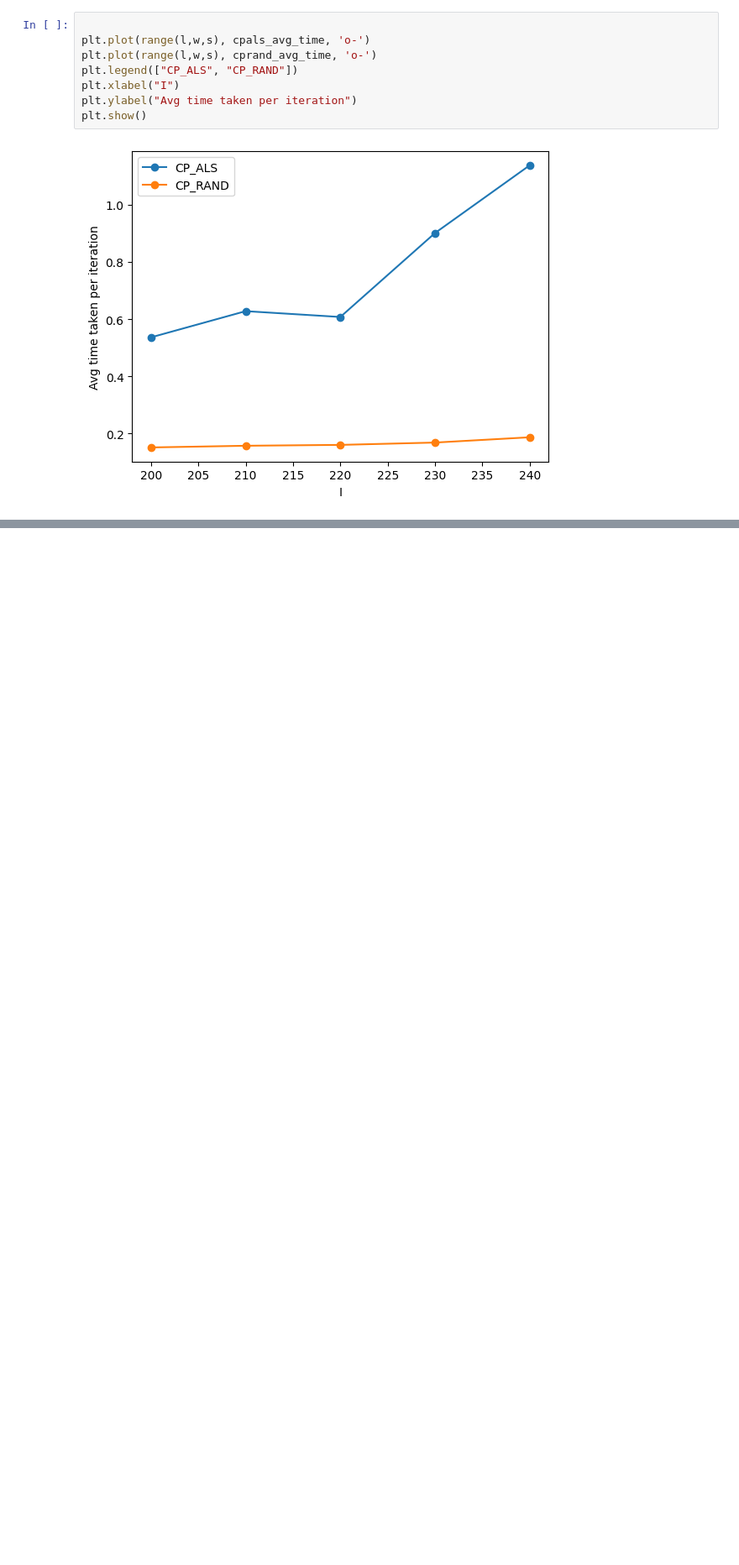
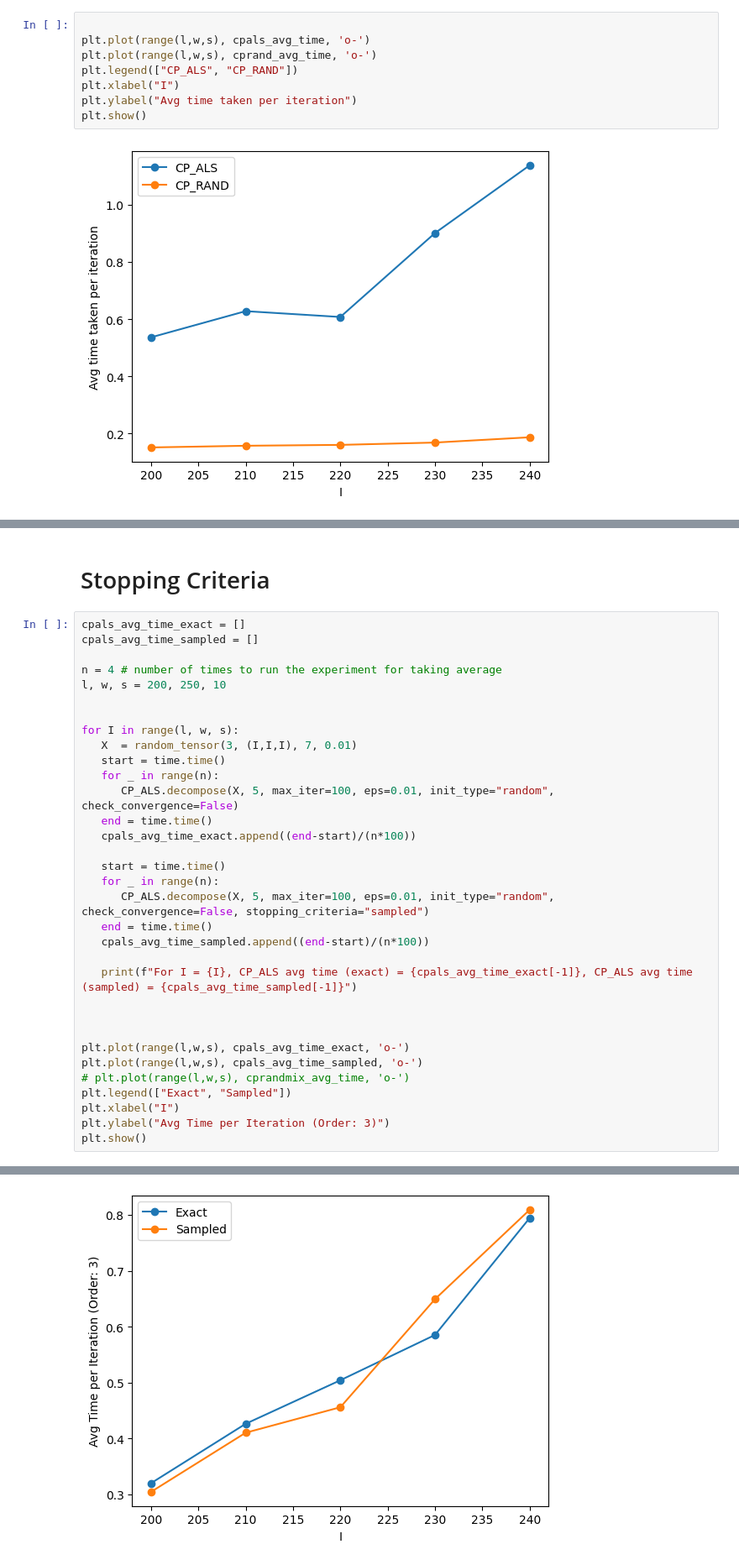
Before and after one commit to kartiksrinivas007/CS6070-Tensors, a Jupyter notebook: experiment.ipynb, the cells around one changed output, grey strips where cells are left out. Shown at 84% size. Drawn from its saved outputs; the diff is of its cells as text; blank space fills up the shorter version.

Commit message:
add stopping criteria

```diff
--- a/experiment.ipynb
+++ b/experiment.ipynb
@@ -50,0 +137,36 @@ plt.show()
+# %% [markdown]
+# Stopping Criteria
+# %%
+cpals_avg_time_exact = []
+cpals_avg_time_sampled = []
+
+n = 4 # number of times to run the experiment for taking average
+l, w, s = 200, 250, 10
+
+
+for I in range(l, w, s):
+   X  = random_tensor(3, (I,I,I), 7, 0.01)
+   start = time.time()
+   for _ in range(n):
+      CP_ALS.decompose(X, 5, max_iter=100, eps=0.01, init_type="random", check_convergence=False)
+   end = time.time()
+   cpals_avg_time_exact.append((end-start)/(n*100))
+
+   start = time.time()
+   for _ in range(n):
+      CP_ALS.decompose(X, 5, max_iter=100, eps=0.01, init_type="random", check_convergence=False, stopping_criteria="sampled")
+   end = time.time()
+   cpals_avg_time_sampled.append((end-start)/(n*100))
+
+   print(f"For I = {I}, CP_ALS avg time (exact) = {cpals_avg_time_exact[-1]}, CP_ALS avg time (sampled) = {cpals_avg_time_sampled[-1]}")
+
+
+
+plt.plot(range(l,w,s), cpals_avg_time_exact, 'o-')
+plt.plot(range(l,w,s), cpals_avg_time_sampled, 'o-')
+# plt.plot(range(l,w,s), cprandmix_avg_time, 'o-')
+plt.legend(["Exact", "Sampled"])
+plt.xlabel("I")
+plt.ylabel("Avg Time per Iteration (Order: 3)")
+plt.show()
+# %% [output]
@@ -50,0 +178 @@ plt.show()
+[figure, added]
```
Also changed, not shown: parts of 3 cells of this notebook, 2 other files.
